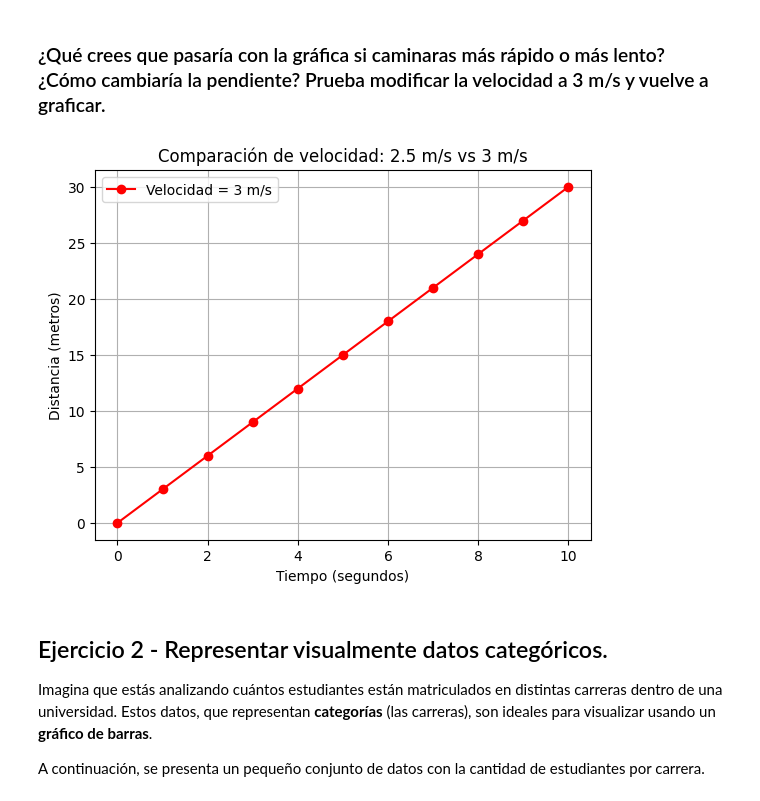
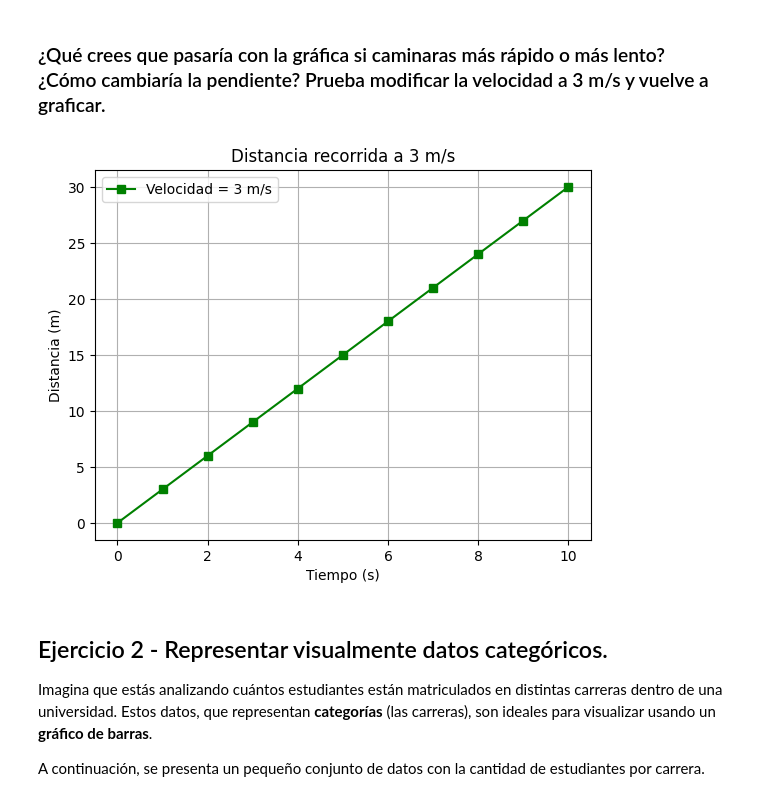
Before and after one commit to 4GeeksAcademy/AdriAREvisualization-exercises-with-matplot-and-seaborn, a Jupyter notebook: notebook/problems.es.ipynb, the cells around one changed output. Cells and saved outputs as stored; diff of their text form; code cells hidden in the pictures.

```diff
--- a/notebook/problems.es.ipynb
+++ b/notebook/problems.es.ipynb
@@ -45,17 +45,17 @@ plt.show()
 # %%
 x = np.arange(0, 11) # array con valores de 0 a 10
 velocity = 3
 y = velocity * x
 
-plt.plot(x, y, marker='o', color='red', label=f"Velocidad = {velocity} m/s")
-plt.title("Comparación de velocidad: 2.5 m/s vs 3 m/s")
+plt.plot(x, y, marker='s', color='green', label=f"Velocidad = {velocity} m/s")
+plt.title("Distancia recorrida a 3 m/s")
 plt.xlabel("Tiempo (s)")
 plt.ylabel("Distancia (m)")
 plt.grid(True)
 plt.legend()
 plt.show()
 # %% [output]
-[figure, old version]
+[figure, new version]
 # %% [markdown]
 ## Ejercicio 2 - Representar visualmente datos categóricos.
 
```
Also changed, not shown: parts of 4 cells of this notebook.
